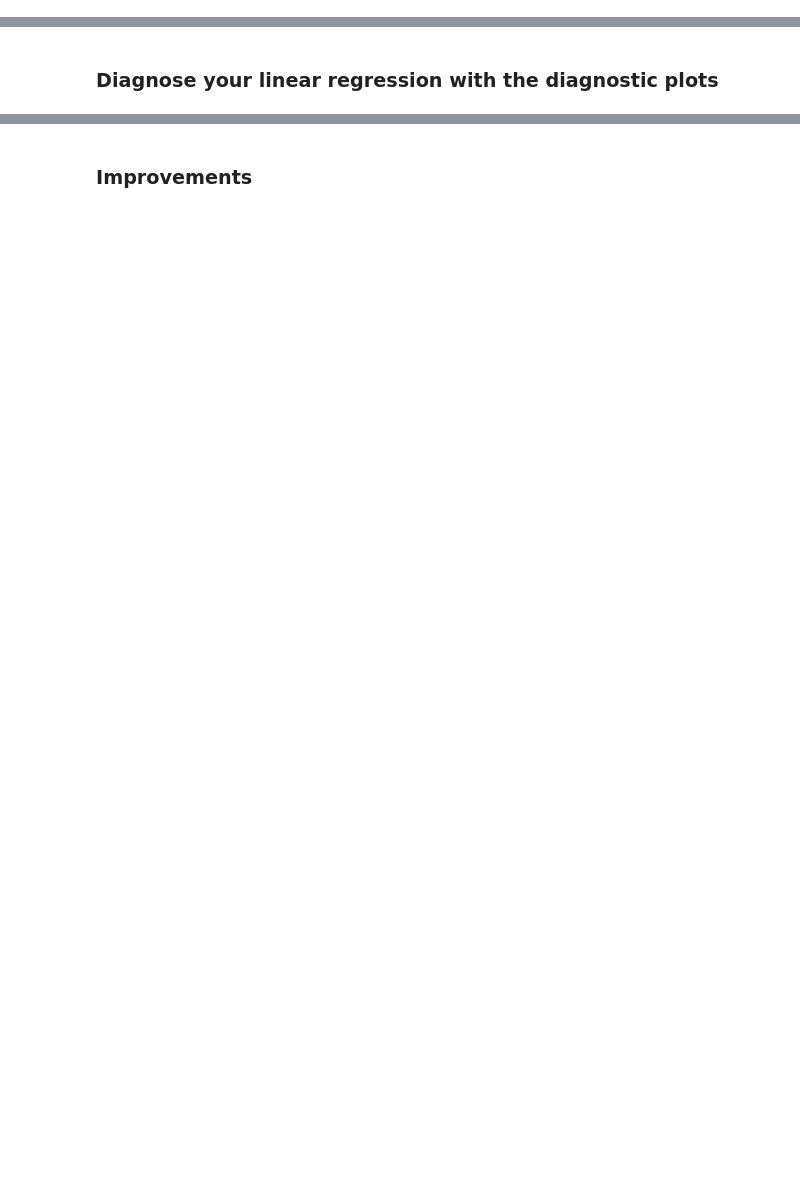
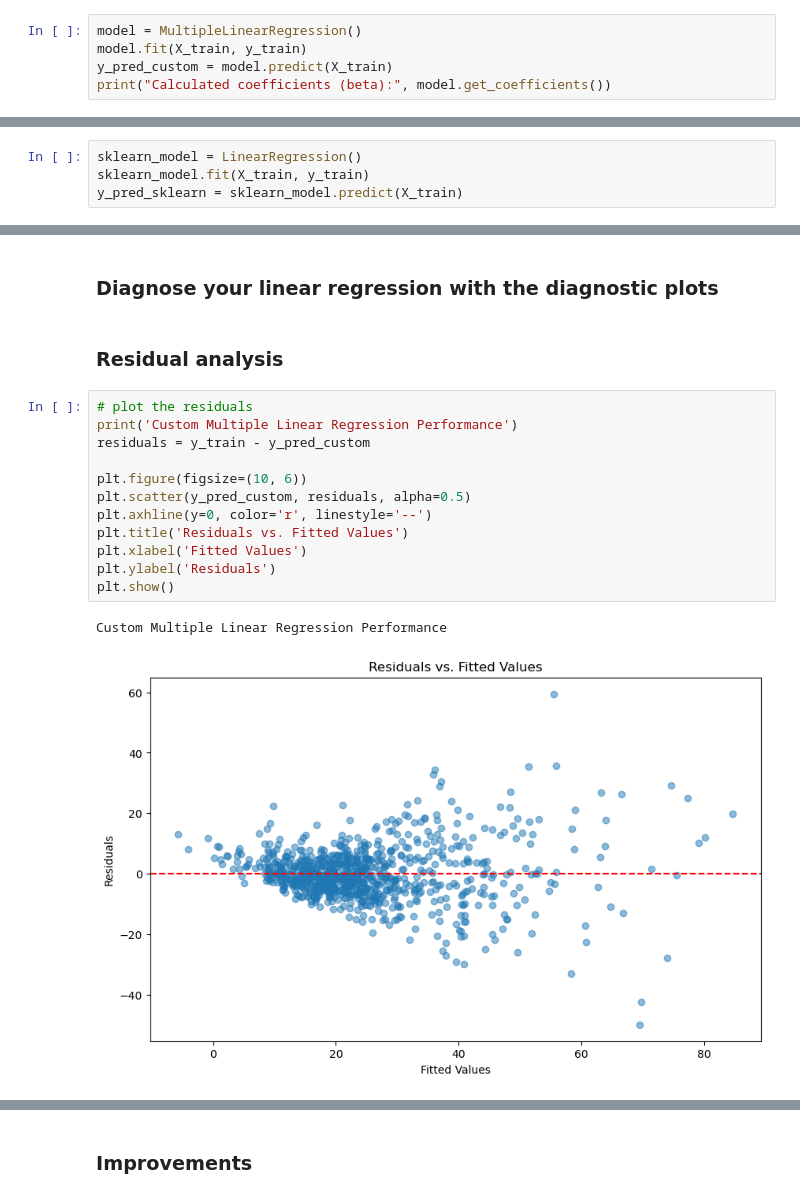
Before and after one commit to teodora-taleska/linear_regression, a Jupyter notebook: linear_regression.ipynb, the cells around one changed output, grey strips where cells are left out. Cells and saved outputs as stored; diff of their text form; blank space fills up the shorter version.

Commit message:
Implemented multiple linear regression model
- Custom multiple linear regression model  and scikit learn linear regression model comparison
- Residual analysis

```diff
--- a/linear_regression.ipynb
+++ b/linear_regression.ipynb
@@ -61,0 +111,5 @@ Testing target shape: (364,)
+# %%
+model = MultipleLinearRegression()
+model.fit(X_train, y_train)
+y_pred_custom = model.predict(X_train)
+print("Calculated coefficients (beta):", model.get_coefficients())
@@ -63,0 +133,4 @@ Testing target shape: (364,)
+# %%
+sklearn_model = LinearRegression()
+sklearn_model.fit(X_train, y_train)
+y_pred_sklearn = sklearn_model.predict(X_train)
@@ -64,2 +152,19 @@ Testing target shape: (364,)
 # %% [markdown]
 ### Diagnose your linear regression with the diagnostic plots
+# %% [markdown]
+### Residual analysis
+# %%
+# plot the residuals
+print('Custom Multiple Linear Regression Performance')
+residuals = y_train - y_pred_custom
+
+plt.figure(figsize=(10, 6))
+plt.scatter(y_pred_custom, residuals, alpha=0.5)
+plt.axhline(y=0, color='r', linestyle='--')
+plt.title('Residuals vs. Fitted Values')
+plt.xlabel('Fitted Values')
+plt.ylabel('Residuals')
+plt.show()
+# %% [output]
+Custom Multiple Linear Regression Performance
+[figure, added]
```
Also changed, not shown: parts of 10 cells of this notebook.
